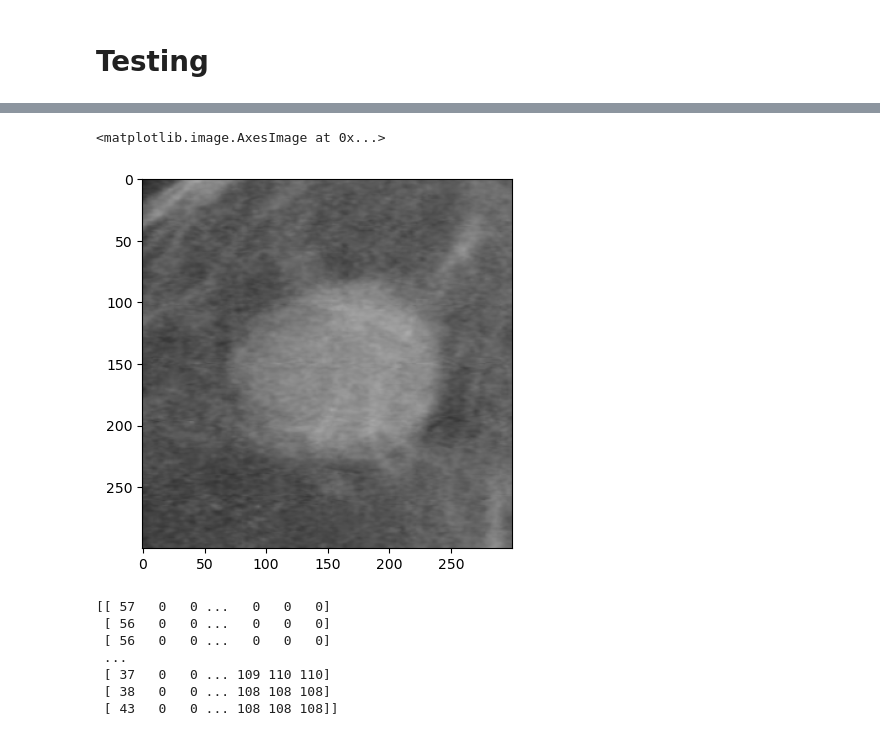
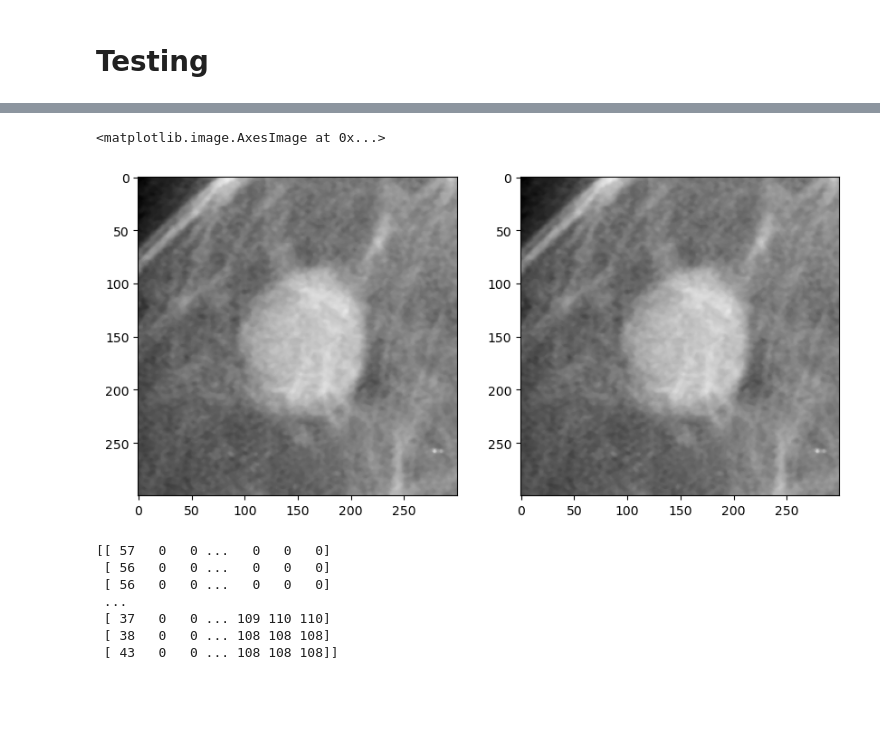
Before and after one commit to ChoyJJ/FYP_B, a Jupyter notebook: Dataset_Selection/newCBIS_DDSM_ROI.ipynb, the cells around one changed output, grey strips where cells are left out. Cells and saved outputs as stored; diff of their text form; code cells hidden in the pictures; blank space fills up the shorter version.

```diff
--- a/Dataset_Selection/newCBIS_DDSM_ROI.ipynb
+++ b/Dataset_Selection/newCBIS_DDSM_ROI.ipynb
@@ -381,15 +760,24 @@ data_augmentation = tf.keras.Sequential([
 # %%
 
 data = cv2.imread('/mnt/d/CBIS-DDSM/new_ROI/augmented/test/benign/Mass-Test_P_00099_LEFT_MLO_1_1.png',cv2.IMREAD_COLOR)
 # testclahe = cv2.createCLAHE(clipLimit=1.0, tileGridSize=(1,1))
 # data = cv2.normalize(data, None, alpha=0, beta=255, norm_type=cv2.NORM_MINMAX, dtype=cv2.CV_8UC1)
 # data = GCN(data)
 # print(data.max())
-data = data_augmentation(data)
-plt.imshow(data/255,cmap='gray')
+gaus_data = cv2.GaussianBlur(data,(3,3),cv2.BORDER_DEFAULT)
+norm_data = normalize_breast(gaus_data)
+# norm_data2 = cv2.normalize(gaus_data, None, alpha=0, beta=255, norm_type=cv2.NORM_MINMAX, dtype=cv2.CV_8UC1)
+norm_data2 = GCN(gaus_data)
+med_data = cv2.medianBlur(norm_data,3)
+med_data2 = cv2.medianBlur(norm_data2,3)
+plt.figure(figsize=(10,20))
+plt.subplot(121)
+plt.imshow(med_data,cmap='gray')
+plt.subplot(122)
+plt.imshow(med_data2,cmap='gray')
 # %% [output]
 <matplotlib.image.AxesImage at 0x...>
-[figure, old version]
+[figure, new version]
 # %%
 data = cv2.imread('/mnt/d/CBIS-DDSM/new_ROI/augmented/train/malignant/Mass-Training_P_01445_RIGHT_CC_1_1.png',cv2.IMREAD_GRAYSCALE)
 print(data)
```
Also changed, not shown: parts of 16 cells of this notebook, 2 other files.
